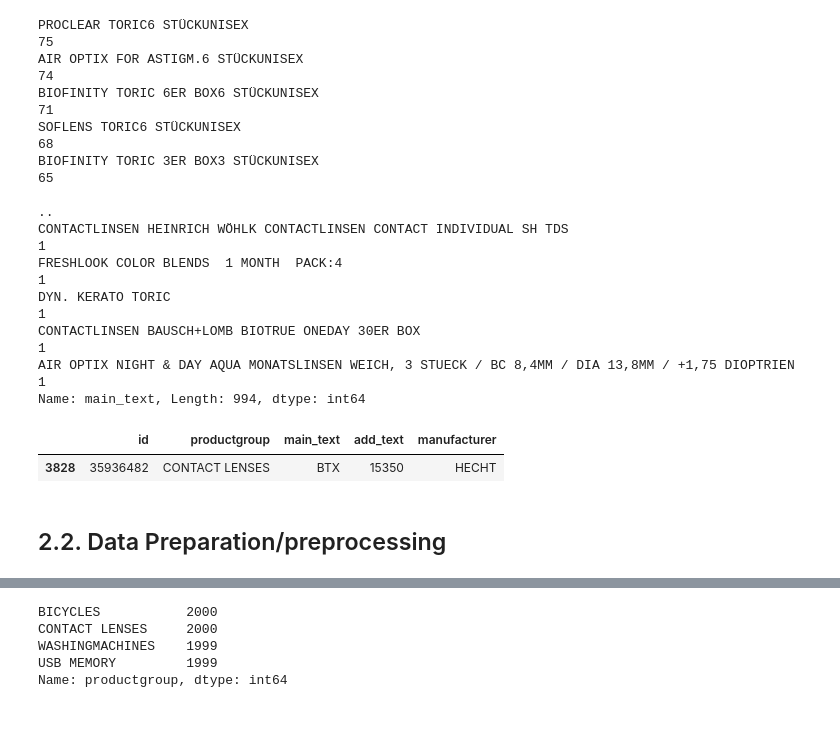
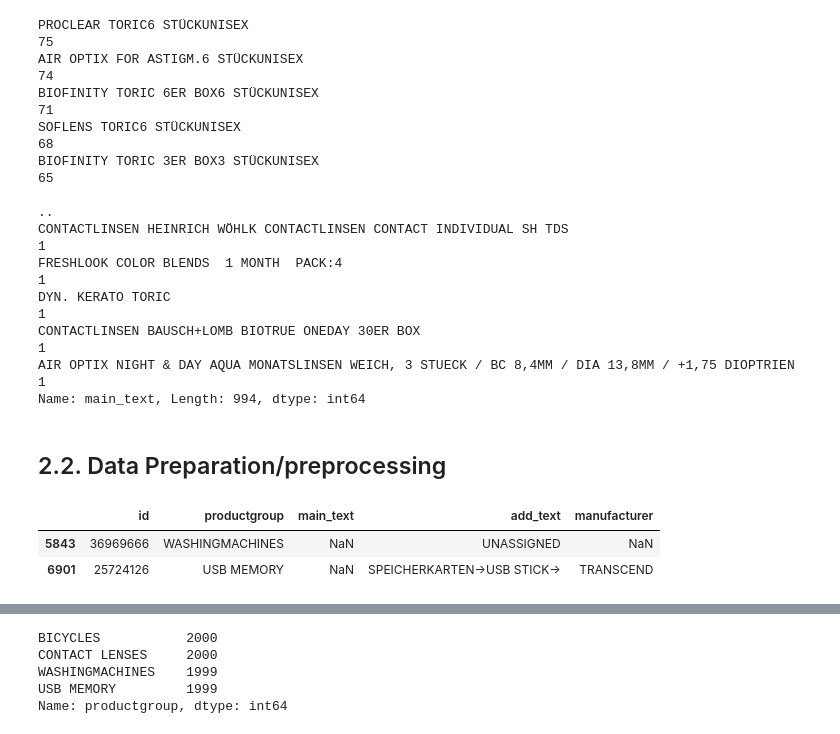
Before and after one commit to HugoPaulino/Task, a Jupyter notebook: product_classification/notebooks/product_categorization.ipynb, the cells around one changed output, grey strips where cells are left out. Drawn from its saved outputs; the diff is of its cells as text; code cells hidden in the pictures.

```diff
--- a/product_classification/notebooks/product_categorization.ipynb
+++ b/product_classification/notebooks/product_categorization.ipynb
@@ -197,10 +197,11 @@ DYN. KERATO TORIC
 CONTACTLINSEN BAUSCH+LOMB BIOTRUE ONEDAY 30ER BOX                                                     1
 AIR OPTIX NIGHT & DAY AQUA MONATSLINSEN WEICH, 3 STUECK / BC 8,4MM / DIA 13,8MM / +1,75 DIOPTRIEN     1
 Name: main_text, Length: 994, dtype: int64
-# %%
-df[( df["main_text"].str.len() < 4 )]
-# %% [output]
-|  | id | productgroup | main_text | add_text | manufacturer |
-| 3828 | 35936482 | CONTACT LENSES | BTX | 15350 | HECHT |
 # %% [markdown]
 ## <a id='2.2'>2.2.  Data Preparation/preprocessing</a>
+# %%
+df[df['main_text'].isnull()]
+# %% [output]
+|  | id | productgroup | main_text | add_text | manufacturer |
+| 5843 | 36969666 | WASHINGMACHINES | NaN | UNASSIGNED | NaN |
+| 6901 | 25724126 | USB MEMORY | NaN | SPEICHERKARTEN->USB STICK-> | TRANSCEND |
```
Also changed, not shown: parts of 4 cells of this notebook, 2 other files.
